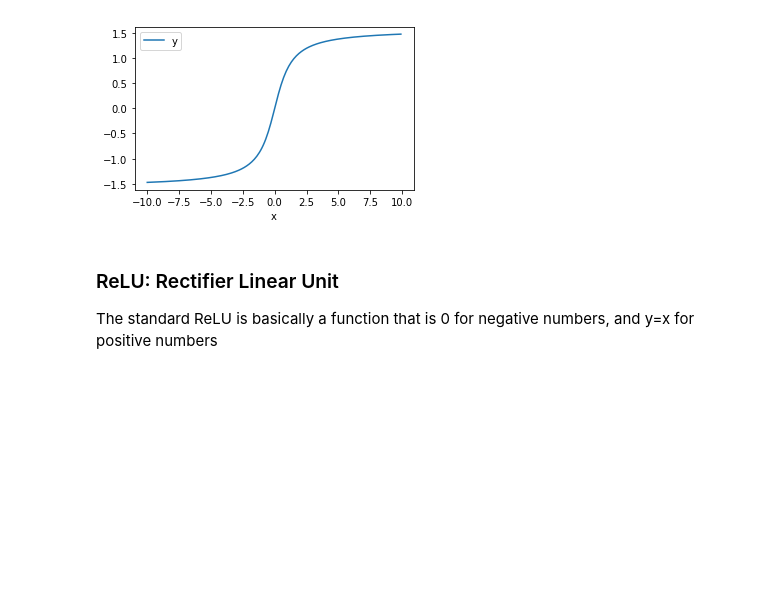
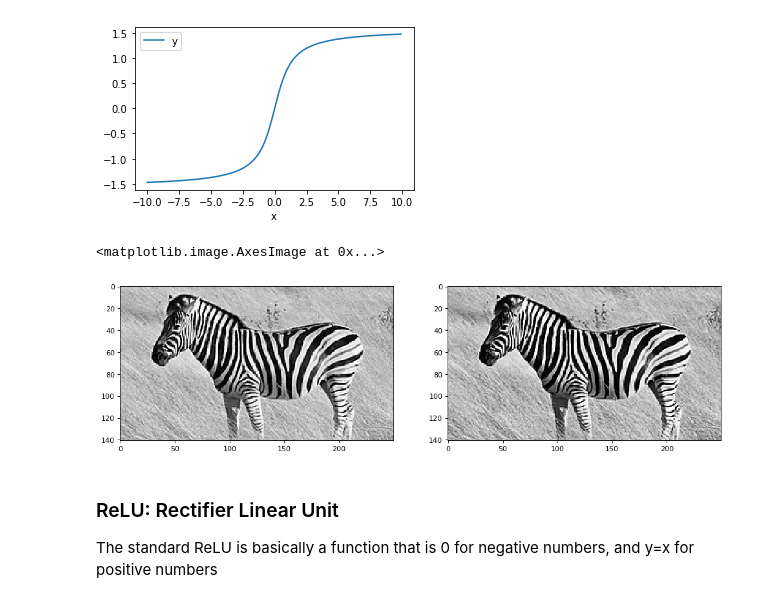
Before and after one commit to streamnsight/cnn, a Jupyter notebook: Activation layer.ipynb, the cells around one changed output. Cells and saved outputs as stored; diff of their text form; code cells hidden in the pictures; blank space fills up the shorter version.

```diff
--- a/Activation layer.ipynb
+++ b/Activation layer.ipynb
@@ -59,6 +99,16 @@ df.plot(x='x', y='y', figsize=(5,3))
 # %% [output]
 <matplotlib.axes._subplots.AxesSubplot at 0x...>
 [figure]
+# %%
+h, w = gray1.shape
+o = atan(gray1.reshape(-1)).reshape(h, w)
+
+fig, ax = plt.subplots(nrows=1, ncols=2, figsize=(15, 7), dpi=80)
+ax[0].imshow(gray1, cmap='gray')
+ax[1].imshow(o, cmap='gray')
+# %% [output]
+<matplotlib.image.AxesImage at 0x...>
+[figure, added]
 # %% [markdown]
 ### ReLU: Rectifier Linear Unit
 
```
Also changed, not shown: parts of 10 cells of this notebook, 2 other files.
